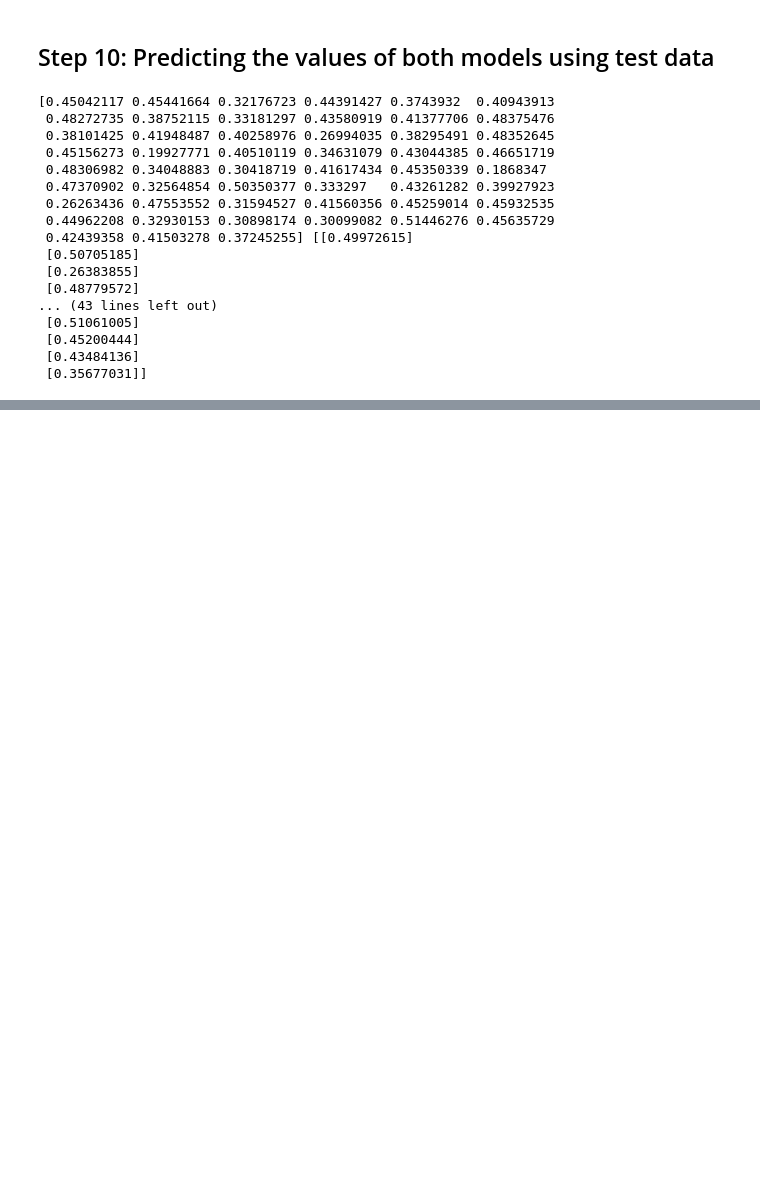
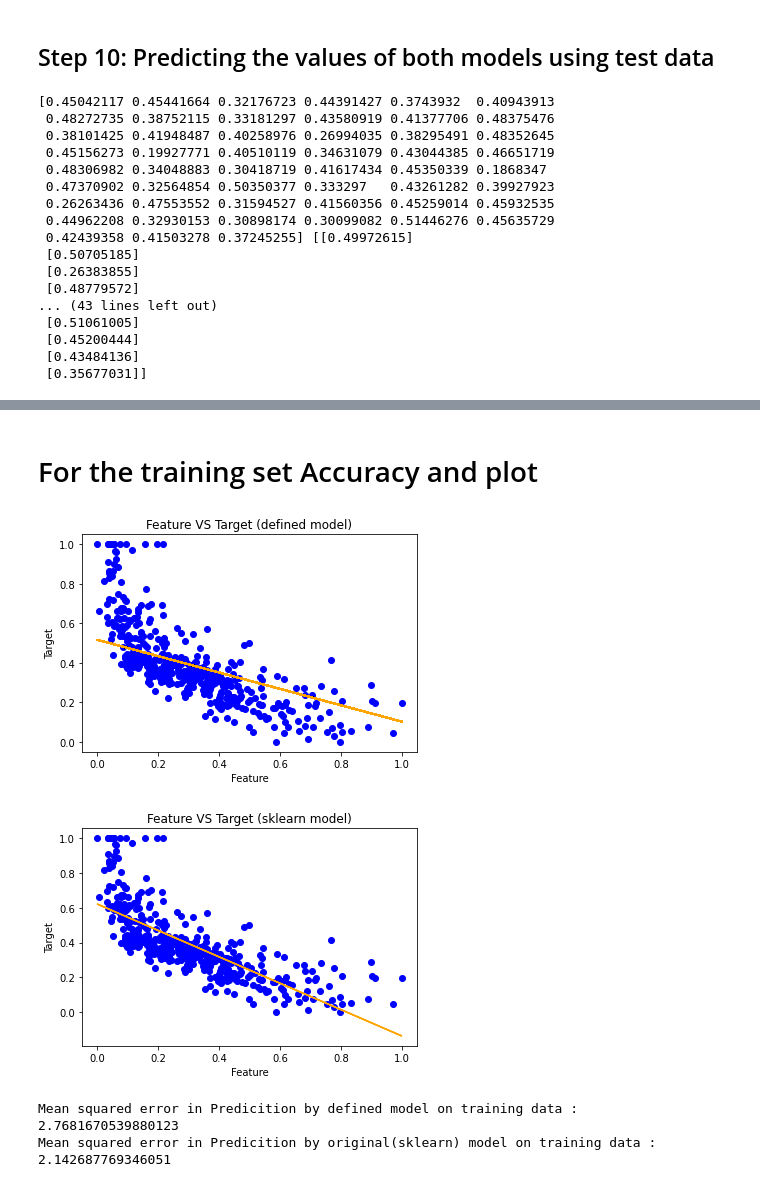
Before and after one commit to Jay0774/MACHINE-LEARNING, a Jupyter notebook: Linear Regression/Linear_Regression_using_gradient_decent.ipynb, the cells around one changed output, grey strips where cells are left out. Cells and saved outputs as stored; diff of their text form; code cells hidden in the pictures; blank space fills up the shorter version.

```diff
--- a/Linear Regression/Linear_Regression_using_gradient_decent.ipynb
+++ b/Linear Regression/Linear_Regression_using_gradient_decent.ipynb
@@ -180,0 +185,24 @@ Mean squared error in Predicition by original(sklearn) model :  2.14268776934605
+# %% [markdown]
+# For the training set Accuracy and plot
+# %%
+t = model.predict(X_train)
+t1 = model1.predict( X_train )
+plt.scatter( X_train, y_train, color = 'blue' )
+plt.plot( X_train, t, color = 'orange' )
+plt.title( 'Feature VS Target (defined model)' )
+plt.xlabel( 'Feature' )
+plt.ylabel( 'Target' )
+plt.show()
+plt.scatter( X_train, y_train, color = 'blue' )
+plt.plot( X_train, t1, color = 'orange' )
+plt.title( 'Feature VS Target (sklearn model)' )
+plt.xlabel( 'Feature' )
+plt.ylabel( 'Target' )
+plt.show()
+print("Mean squared error in Predicition by defined model on training data : ",mean_squared_error(target,y_test)*100)
+print("Mean squared error in Predicition by original(sklearn) model on training data : ",mean_squared_error(target1,y_test)*100)
+# %% [output]
+[figure, added]
+[figure, added]
+Mean squared error in Predicition by defined model on training data :  2.7681670539880123
+Mean squared error in Predicition by original(sklearn) model on training data :  2.142687769346051
```
Also changed, not shown: parts of 8 cells of this notebook, 7 other files.
